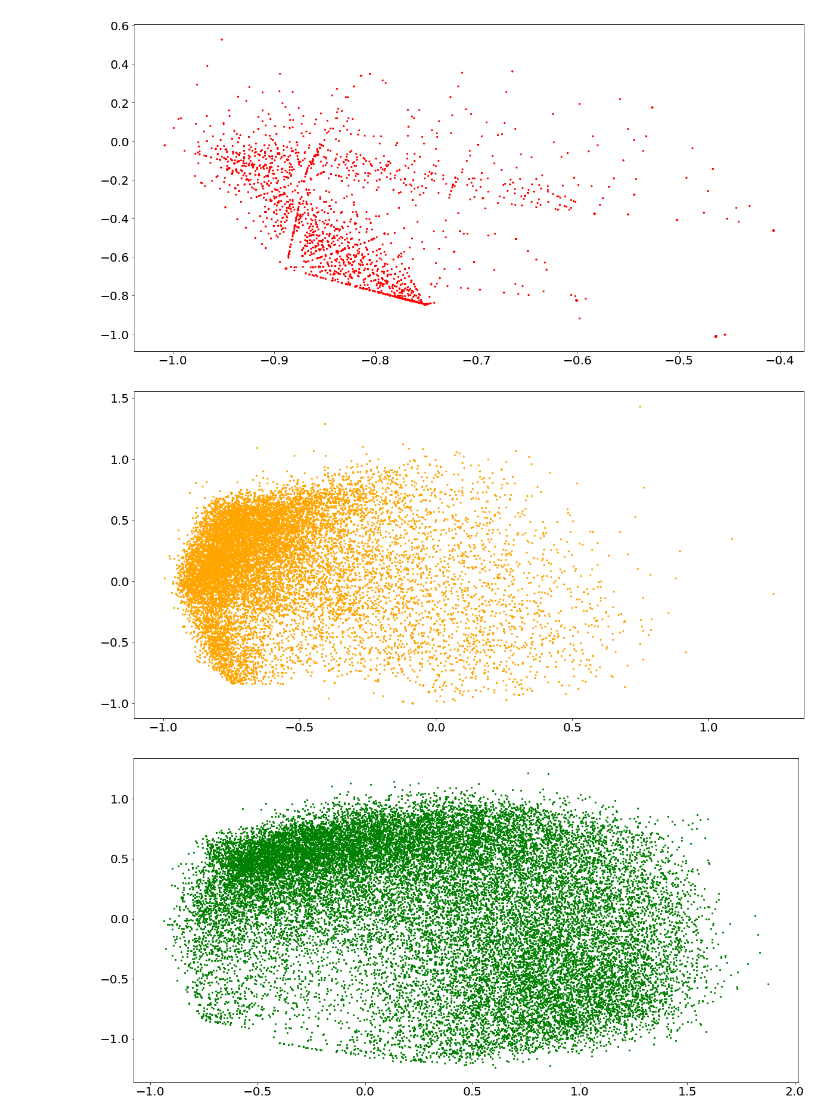
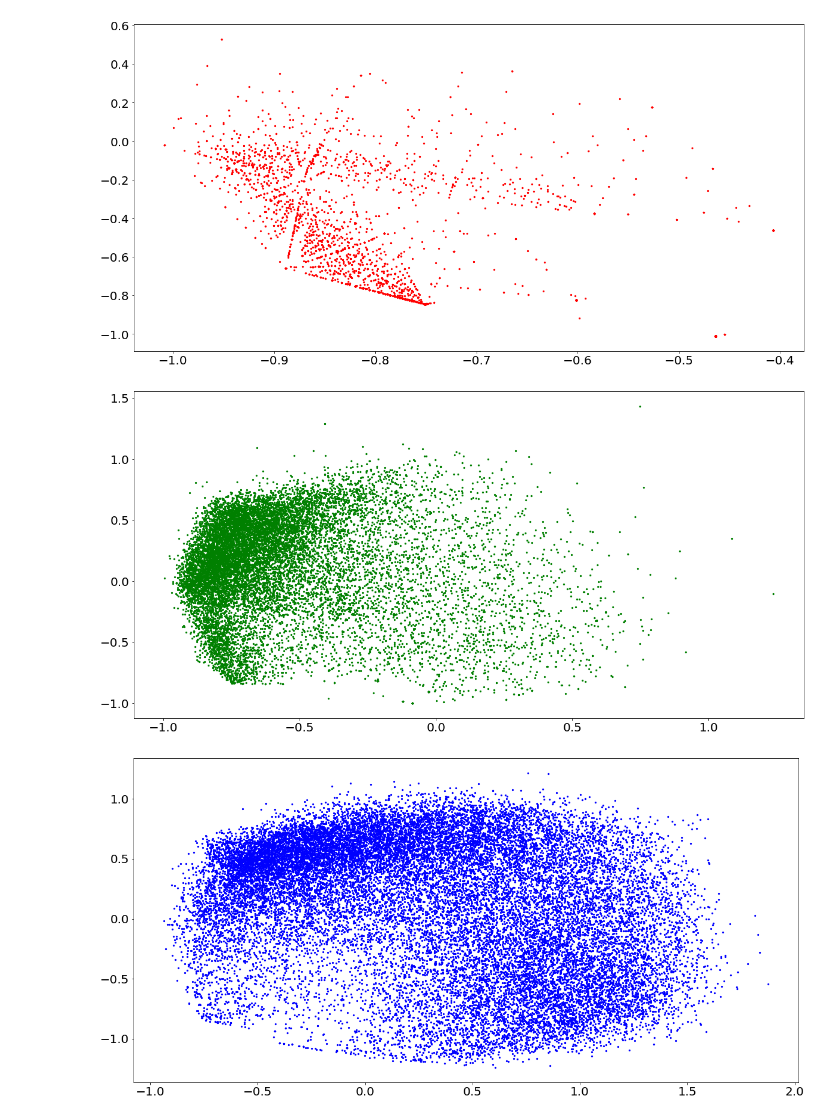
Before and after one commit to Capstone-Algo-Recommendation/ML-recommendation, a Jupyter notebook: data/preprocessing.ipynb, the cells around one changed output. Drawn from its saved outputs; the diff is of its cells as text; code cells hidden in the pictures.

```diff
--- a/data/preprocessing.ipynb
+++ b/data/preprocessing.ipynb
@@ -116,13 +114,13 @@ plt.show()
 # %% [output]
 [figure]
 # %%
-plt.scatter(pca_arr[cluster2,0],pca_arr[cluster2,1], label="cluster2",s=5, c='orange')
+plt.scatter(pca_arr[cluster2,0],pca_arr[cluster2,1], label="cluster2",s=5, c='green')
 plt.show()
 # %% [output]
-[figure, old version]
+[figure, new version]
 # %%
-plt.scatter(pca_arr[cluster3,0],pca_arr[cluster3,1], label="cluster3",s=5, c='green')
+plt.scatter(pca_arr[cluster3,0],pca_arr[cluster3,1], label="cluster3",s=5, c='blue')
 plt.show()
 # %% [output]
-[figure, old version]
+[figure, new version]
 # %%
```
Also changed, not shown: parts of 5 cells of this notebook, 1 other file.
